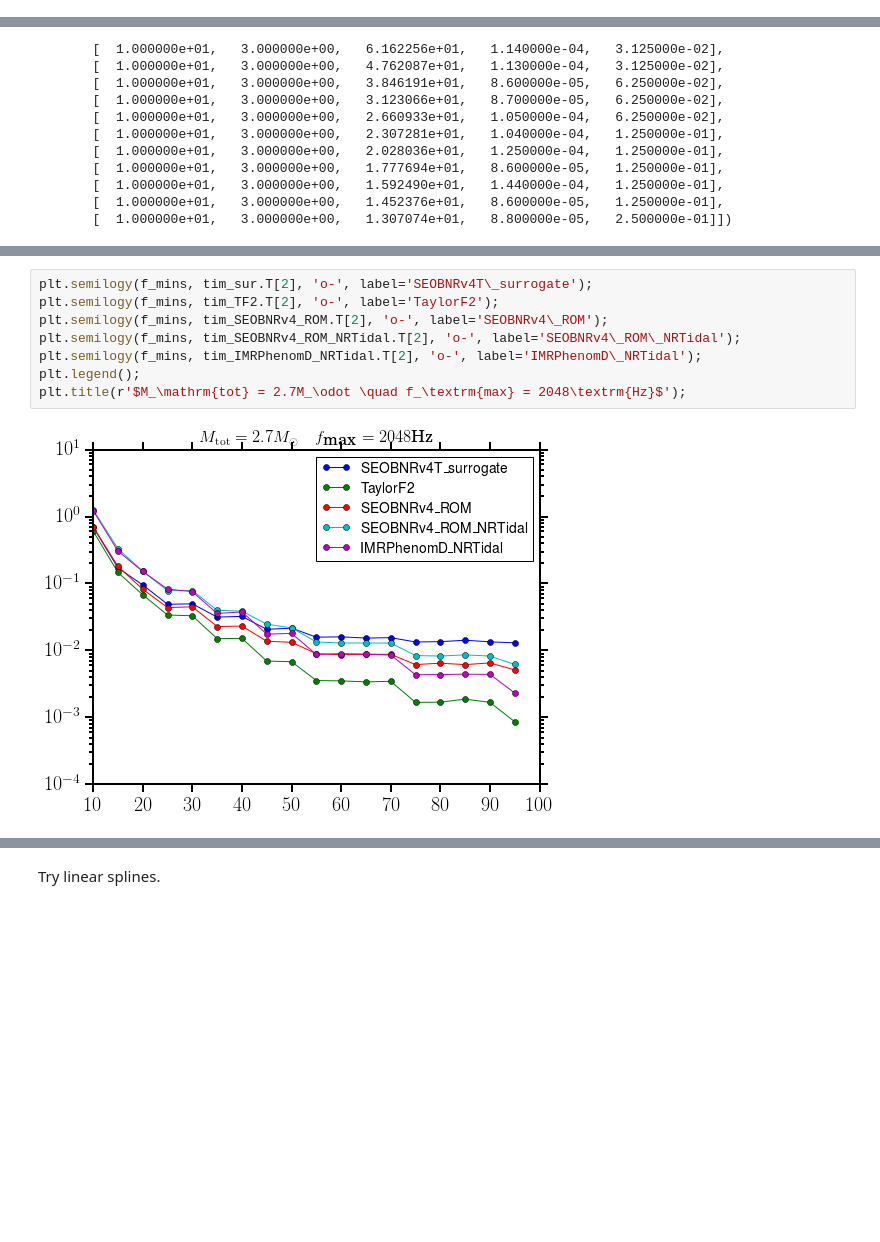
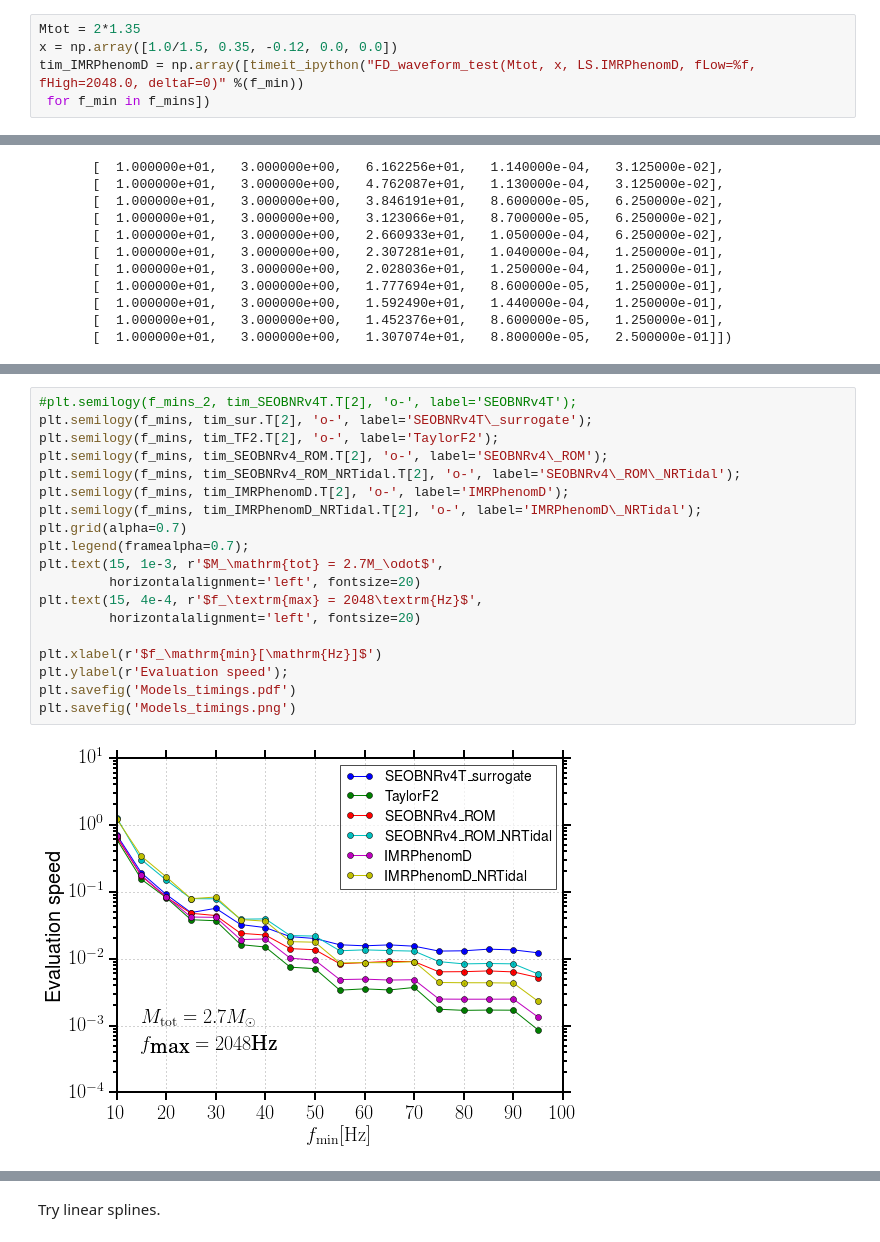
Before and after one commit to benjaminlackey/gpsurrogate, a Jupyter notebook: src/TEOB-LAL-implementation/LalsuiteSurrogate_MP.ipynb, the cells around one changed output, grey strips where cells are left out. Cells and saved outputs as stored; diff of their text form; blank space fills up the shorter version.

Commit message:
First attempt at timing and speedup plots

```diff
--- a/src/TEOB-LAL-implementation/LalsuiteSurrogate_MP.ipynb
+++ b/src/TEOB-LAL-implementation/LalsuiteSurrogate_MP.ipynb
@@ -2335,6 +2335,11 @@ Mtot = 2*1.35
 x = np.array([1.0/1.5, 0.35, -0.12, 0.0, 2500.0])
 tim_SEOBNRv4_ROM_NRTidal = np.array([timeit_ipython("FD_waveform_test(Mtot, x, LS.SEOBNRv4_ROM_NRTidal, fLow=%f, fHigh=2048.0, deltaF=0)" %(f_min))
  for f_min in f_mins])
+# %%
+Mtot = 2*1.35
+x = np.array([1.0/1.5, 0.35, -0.12, 0.0, 0.0])
+tim_IMRPhenomD = np.array([timeit_ipython("FD_waveform_test(Mtot, x, LS.IMRPhenomD, fLow=%f, fHigh=2048.0, deltaF=0)" %(f_min))
+ for f_min in f_mins])
 # %%
 Mtot = 2*1.35
 x = np.array([1.0/1.5, 0.35, -0.12, 0.0, 2500.0])
@@ -2368,10 +2417,21 @@ array([[  1.000000e+01,   3.000000e+00,   5.838633e+02,   7.500000e-05,   3.9062
 # %%
+#plt.semilogy(f_mins_2, tim_SEOBNRv4T.T[2], 'o-', label='SEOBNRv4T');
 plt.semilogy(f_mins, tim_sur.T[2], 'o-', label='SEOBNRv4T\_surrogate');
 plt.semilogy(f_mins, tim_TF2.T[2], 'o-', label='TaylorF2');
 plt.semilogy(f_mins, tim_SEOBNRv4_ROM.T[2], 'o-', label='SEOBNRv4\_ROM');
 plt.semilogy(f_mins, tim_SEOBNRv4_ROM_NRTidal.T[2], 'o-', label='SEOBNRv4\_ROM\_NRTidal');
+plt.semilogy(f_mins, tim_IMRPhenomD.T[2], 'o-', label='IMRPhenomD');
 plt.semilogy(f_mins, tim_IMRPhenomD_NRTidal.T[2], 'o-', label='IMRPhenomD\_NRTidal');
-plt.legend();
-plt.title(r'$M_\mathrm{tot} = 2.7M_\odot \quad f_\textrm{max} = 2048\textrm{Hz}$');
+plt.grid(alpha=0.7)
+plt.legend(framealpha=0.7);
+plt.text(15, 1e-3, r'$M_\mathrm{tot} = 2.7M_\odot$',
+         horizontalalignment='left', fontsize=20)
+plt.text(15, 4e-4, r'$f_\textrm{max} = 2048\textrm{Hz}$',
+         horizontalalignment='left', fontsize=20)
+
+plt.xlabel(r'$f_\mathrm{min}[\mathrm{Hz}]$')
+plt.ylabel(r'Evaluation speed');
+plt.savefig('Models_timings.pdf')
+plt.savefig('Models_timings.png')
 # %% [output]
-[figure, old version]
+[figure, new version]
```
Also changed, not shown: parts of 7 cells of this notebook, 4 other files.
